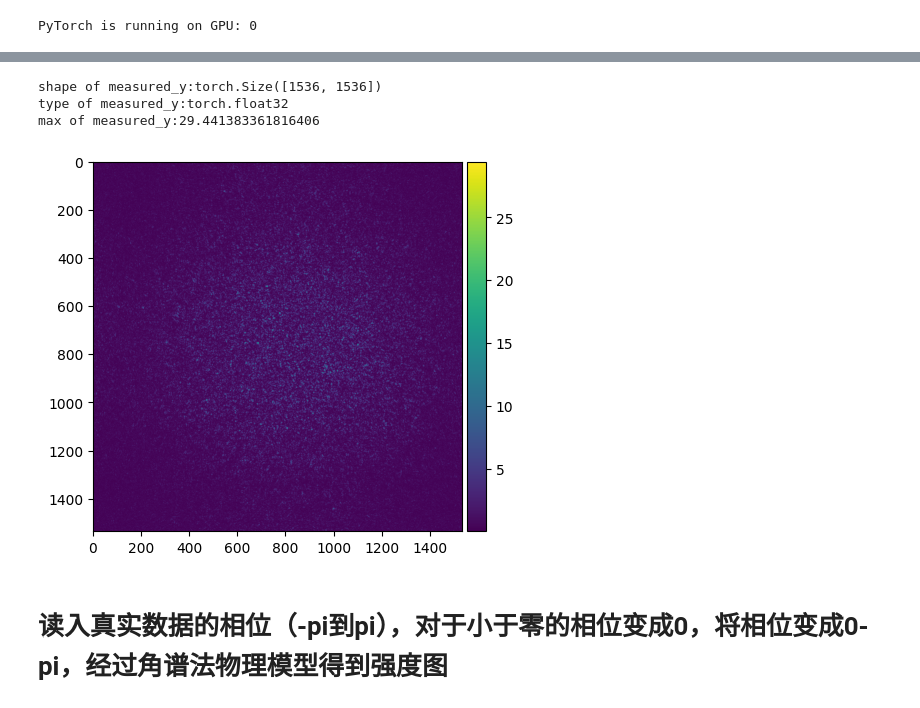
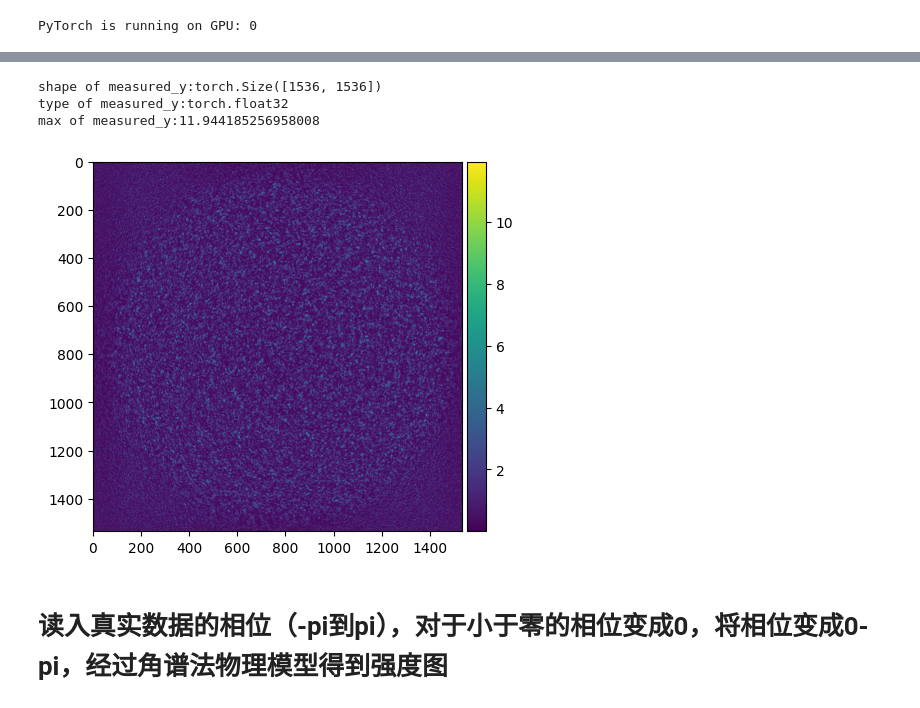
Before and after one commit to tyh382596868/phynet, a Jupyter notebook: generate_image.ipynb, the cells around one changed output, grey strips where cells are left out. Cells and saved outputs as stored; diff of their text form; code cells hidden in the pictures.

```diff
--- a/generate_image.ipynb
+++ b/generate_image.ipynb
@@ -200,21 +204,22 @@ print(f"PyTorch is running on GPU: {torch.cuda.current_device()}")
 # %% [output]
 PyTorch is running on GPU: 0
 # %%
-a = 128*4
-c = 128*4
+a = 128*12
+c = 128*12
 shape = [a,c]
 
-name = 'imagenet' # fashion_tshirt_256，smile_face_256,imagenet256 #相位图名字0801
+name = 'ref_pi' # fashion_tshirt_256，smile_face_256,imagenet256 #相位图名字0801
 
 # 相位图和txt文件路径
-phrase_path =f'D:\\tyh\\PhysenNet_realdata\\traindata\\gt\\{shape[0]}_{shape[1]}_{name}.txt'
+phrase_path =f'/mnt/data/optimal/tangyuhang/workspace/iopen/ai4optical/phynet_git/traindata/gt/{name}.txt'
+# phrase_path =f'/mnt/data/optimal/tangyuhang/workspace/iopen/ai4optical/phynet_git/traindata/gt/{shape[0]}_{shape[1]}_{name}.txt'
 
 
-phrase_path_txt = f'D:\\tyh\\PhysenNet_realdata\\traindata\\gt\\{shape[0]}_{shape[1]}_{name}_prop_pi.txt'
-phrase_pathpng = f'D:\\tyh\\PhysenNet_realdata\\traindata\gt\\{shape[0]}_{shape[1]}_{name}_prop_pi.png'
+phrase_path_txt = f'/mnt/data/optimal/tangyuhang/workspace/iopen/ai4optical/phynet_git/traindata/gt/{shape[0]}_{shape[1]}_{name}_01_prop_pi.txt'
+phrase_pathpng = f'/mnt/data/optimal/tangyuhang/workspace/iopen/ai4optical/phynet_git/traindata/gt/{shape[0]}_{shape[1]}_{name}_01_prop_pi.png'
 # 强度图和txt文件路径
-measured_y_path = f'D:\\tyh\\PhysenNet_realdata\\traindata\\exp\\{shape[0]}_{shape[1]}_{name}_prop_pi.png' #生成的训练图片和txt存储路径
-measured_y_path_txt = f'D:\\tyh\\PhysenNet_realdata\\traindata\\exp\\{shape[0]}_{shape[1]}_{name}_prop_pi.txt'
+measured_y_path = f'/mnt/data/optimal/tangyuhang/workspace/iopen/ai4optical/phynet_git/traindata/exp/{shape[0]}_{shape[1]}_{name}_01_prop_pi.png' #生成的训练图片和txt存储路径
+measured_y_path_txt = f'/mnt/data/optimal/tangyuhang/workspace/iopen/ai4optical/phynet_git/traindata/exp/{shape[0]}_{shape[1]}_{name}_01_prop_pi.txt'
 # %%
 matrix_gtraw = np.loadtxt(phrase_path,dtype=np.float32,delimiter=",") # frame:文件
 matrix_gtraw = torch.tensor(matrix_gtraw).to(device)
@@ -232,22 +241,22 @@ FileNotFoundError: D:\tyh\PhysenNet_realdata\traindata\gt\512_512_imagenet.txt n
 # %%
 
-measured_y_gt = prop(matrix_gt)
+measured_y_gt = prop(matrix_gt,dist=0.01)
 
 
 print(f'shape of measured_y:{measured_y_gt.shape}')
 print(f'type of measured_y:{measured_y_gt.dtype}')
 print(f'max of measured_y:{measured_y_gt.max()}')
 # if measured_y_gt.max()>15:
 
 #     measured_y_gt[measured_y_gt>15]=15
 
 my_saveimage(measured_y_gt.cpu().detach().numpy(),measured_y_path)
 np.savetxt(measured_y_path_txt,measured_y_gt.cpu().reshape(shape[0],shape[1]),fmt='%.10e',delimiter=",") #frame: 相位图 array:存入文件的数组
 # %% [output]
 shape of measured_y:torch.Size([1536, 1536])
 type of measured_y:torch.float32
-max of measured_y:29.441383361816406
+max of measured_y:11.944185256958008
-[figure, old version]
+[figure, new version]
 # %% [markdown]
 # 读入真实数据的相位（-pi到pi），对于小于零的相位变成0，将相位变成0-pi，经过角谱法物理模型得到强度图
 # %%
```
Also changed, not shown: parts of 3 cells of this notebook, 6 other files.
